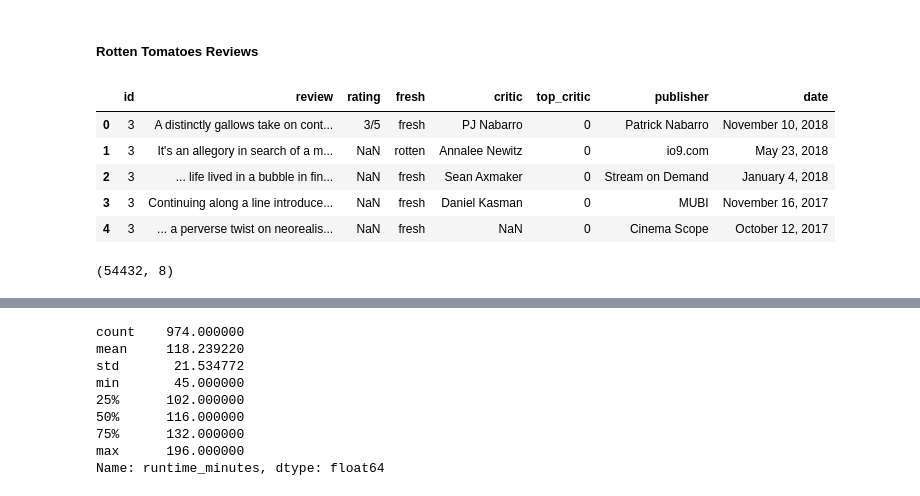
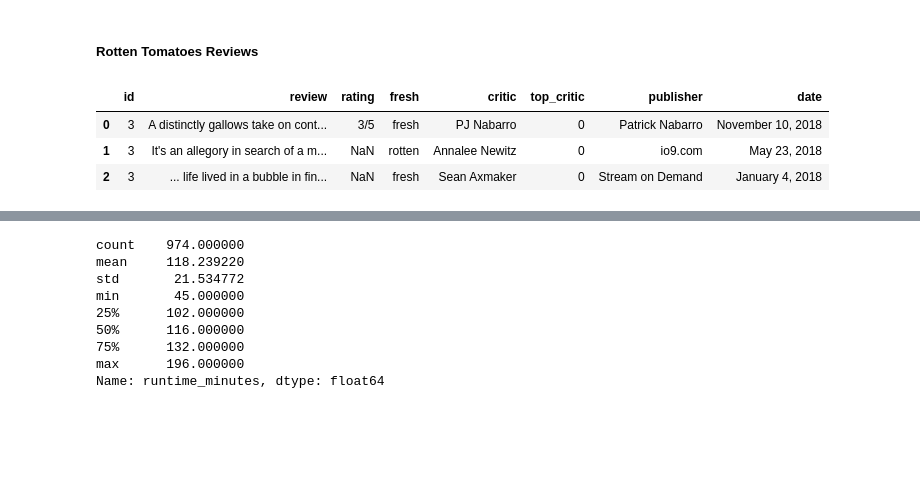
Before and after one commit to dermothethird/Microsoft-Movie-Studios-Project, a Jupyter notebook: dsc-phase1-project-template.ipynb, the cells around one changed output, grey strips where cells are left out. Saved outputs shown, nothing was run; the diff lists cells and outputs as text; code cells hidden in the pictures; blank space fills up the shorter version.

```diff
--- a/dsc-phase1-project-template.ipynb
+++ b/dsc-phase1-project-template.ipynb
@@ -159,15 +97,9 @@ dtype: int64
 # %% [markdown]
 ##### Rotten Tomatoes Reviews
 # %%
-rt_reviews_df.head()
+rt_reviews_df.head(3)
 # %% [output]
 |  | id | review | rating | fresh | critic | top_critic | publisher | date |
 | 0 | 3 | A distinctly gallows take on cont... | 3/5 | fresh | PJ Nabarro | 0 | Patrick Nabarro | November 10, 2018 |
 | 1 | 3 | It's an allegory in search of a m... | NaN | rotten | Annalee Newitz | 0 | io9.com | May 23, 2018 |
 | 2 | 3 | ... life lived in a bubble in fin... | NaN | fresh | Sean Axmaker | 0 | Stream on Demand | January 4, 2018 |
-| 3 | 3 | Continuing along a line introduce... | NaN | fresh | Daniel Kasman | 0 | MUBI | November 16, 2017 |
-| 4 | 3 | ... a perverse twist on neorealis... | NaN | fresh | NaN | 0 | Cinema Scope | October 12, 2017 |
-# %%
-rt_reviews_df.shape
-# %% [output]
-(54432, 8)
```
Also changed, not shown: parts of 41 cells of this notebook.
